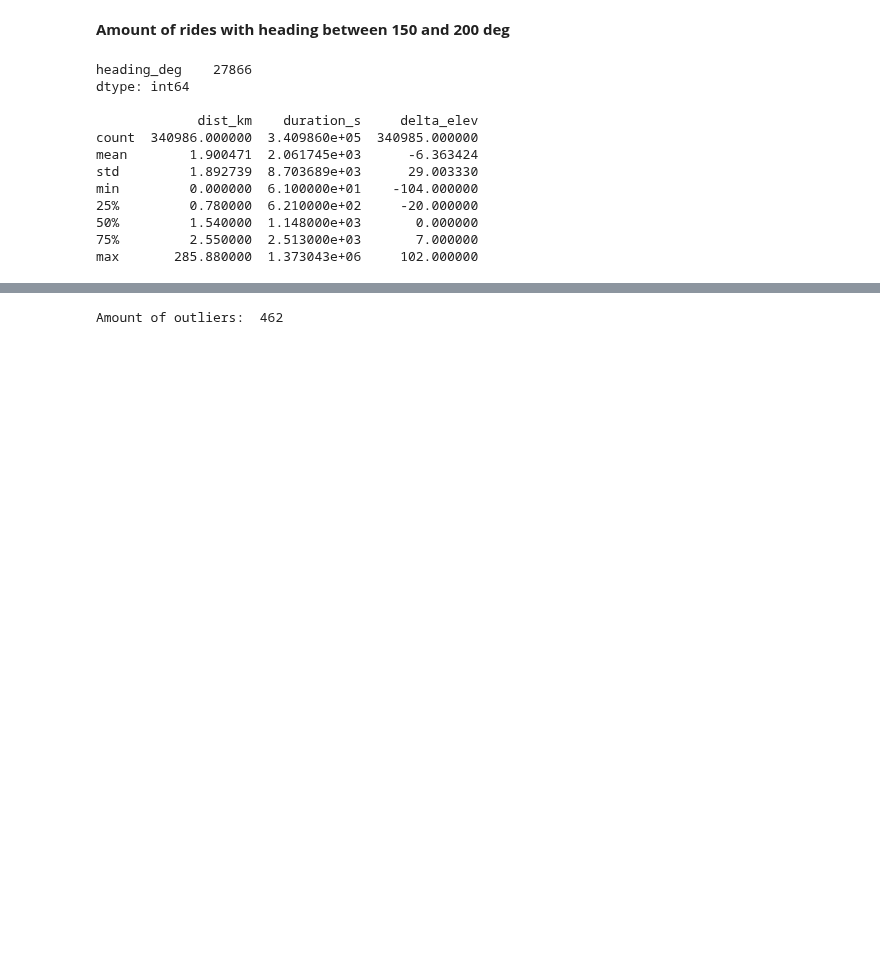
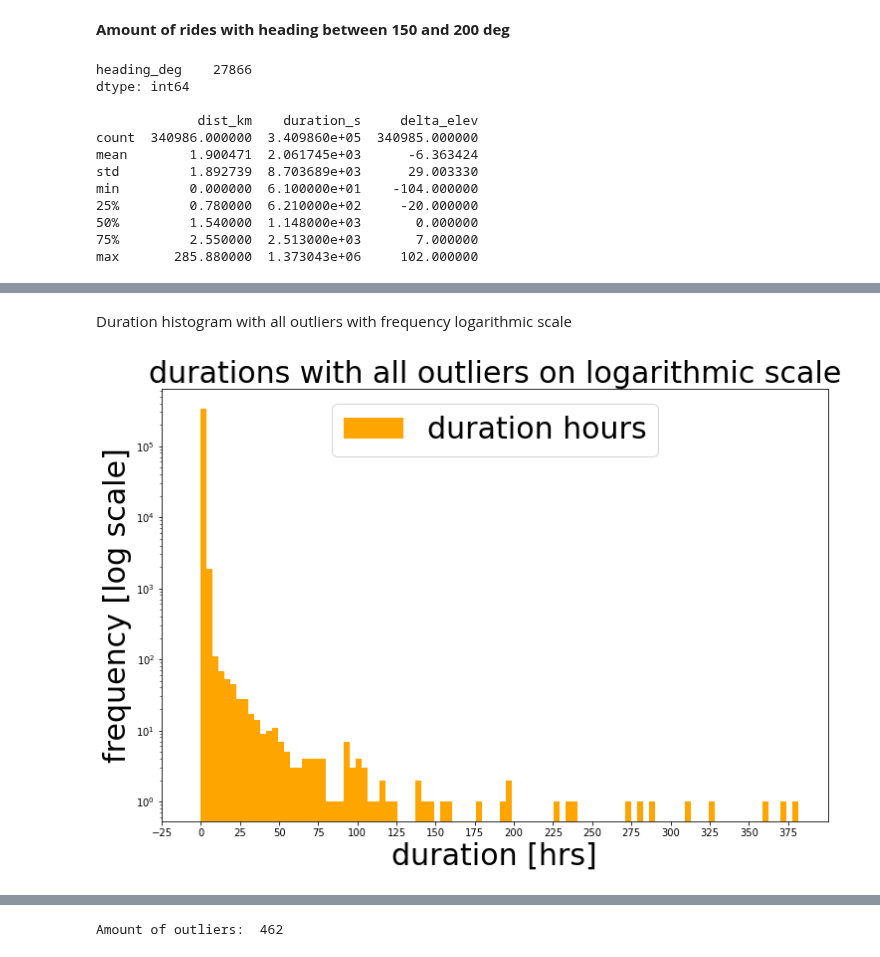
Before and after one commit to daim77/python_BI_analysis_bike_sharing, a Jupyter notebook: results.ipynb, the cells around one changed output, grey strips where cells are left out. Saved outputs shown, nothing was run; the diff lists cells and outputs as text; code cells hidden in the pictures; blank space fills up the shorter version.

```diff
--- a/results.ipynb
+++ b/results.ipynb
@@ -822,5 +830,29 @@ df = full_data_df.loc[(full_data_df.duration_s <= out_hi) & (full_data_df.durati
 | 50% | 19.100000 |
 | 75% | 41.766667 |
 | max | 473.966667 |
+# %% [markdown]
+Duration histogram with all outliers with frequency logarithmic scale
+# %%
+import matplotlib.pyplot as plt
+
+position_xtick = [num for num in range(-25, 400, 25)]
+df = full_data_df.loc[: , ['duration_s']]/3600
+
+fig, ax = plt.subplots(figsize=(12, 8))
+
+ax.hist(df['duration_s'], color='orange', bins=100)
+
+ax.set_title('durations with all outliers on logarithmic scale', fontsize=30)
+ax.legend(['duration hours'], fontsize=30, loc='upper center')
+
+ax.set_yscale('log')
+ax.set_ylabel('frequency [log scale]', fontsize=30)
+
+ax.set_xlabel('duration [hrs]', fontsize=30)
+ax.set_xticks(ticks=position_xtick)
+
+plt.show();
+# %% [output]
+[figure, added]
 # %% [markdown]
 Duration outliers and duration boxplot with all data
```
Also changed, not shown: parts of 8 cells of this notebook.
